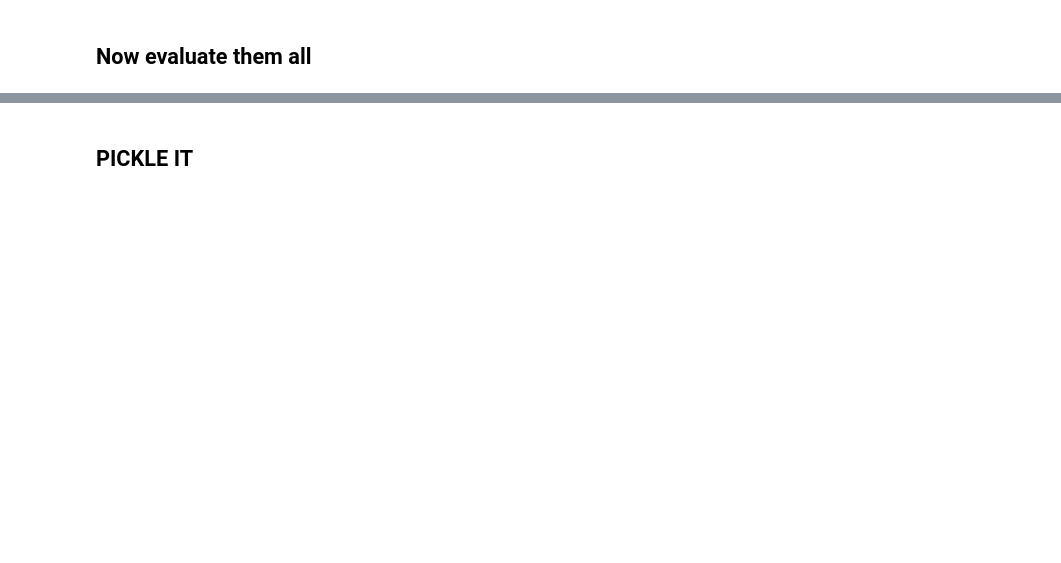
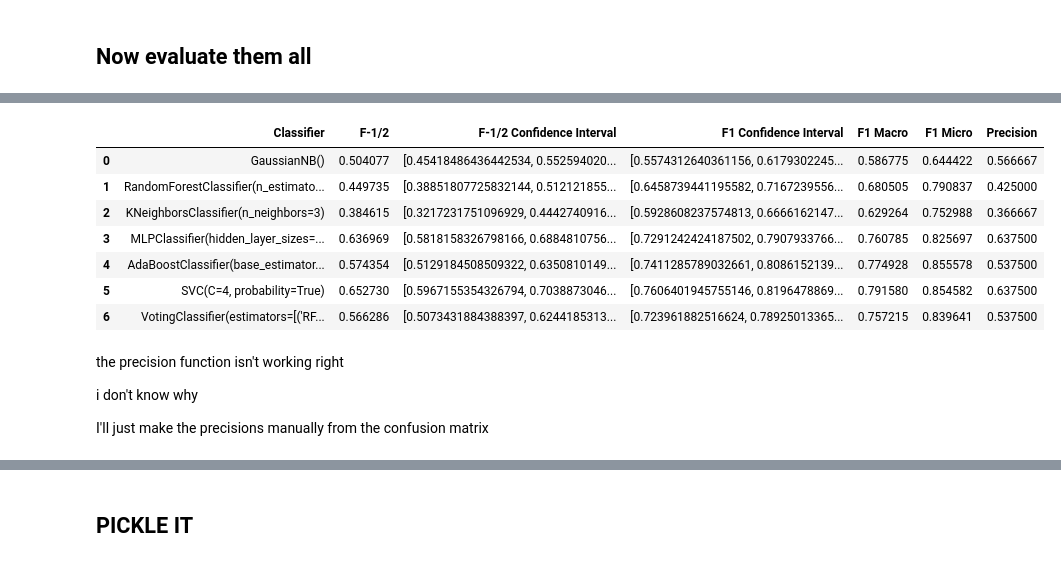
Before and after one commit to ramon349/BIONLP_final, a Jupyter notebook: proj2.ipynb, the cells around one changed output, grey strips where cells are left out. Drawn from its saved outputs; the diff is of its cells as text; code cells hidden in the pictures; blank space fills up the shorter version.

```diff
--- a/proj2.ipynb
+++ b/proj2.ipynb
@@ -94,0 +137,4 @@ Counter({0: 3736, 1: 1283})
+# %%
+from sklearn.feature_extraction.text import TfidfVectorizer
+tfidfvectorizer = TfidfVectorizer()
+tfidfvectorizer.fit(texts_preprocessed)
@@ -211,26 +273,37 @@ def bulkEval(predictions_test, test_classes, bs=False):
     print ("Accuracy\t", acc(predictions_test,test_classes))
     macro=f1(predictions_test,test_classes, average='macro')
     micro=f1(predictions_test,test_classes, average='micro')
+    FHalf=fbeta_score(predictions_test, test_classes, beta=0.5)
     print ("F1 Macro\t", macro)
     print ("F1 Micro\t", micro)
+    print ("FHalf\t", FHalf)
     print("Confusion Matrix")
     print(confusion_matrix(test_classes, predictions_test, labels=[1,0], normalize='true'))
 
     #bootstrap it
+    interval=None
     if bs:
         f1s=[]
+        fHalves=[]
         for iteration in range(1000):
             resampleIndexes=random.choices(range(len(predictions_test)), k=1000)
             resamplePreds=[predictions_test[i] for i in resampleIndexes]
             resampleTrueClasses=[test_classes[i] for i in resampleIndexes]
             thisF1=f1(resamplePreds,resampleTrueClasses, average='macro')
+            thisFHalf=fbeta_score(resamplePreds,resampleTrueClasses, beta=0.5)
+            fHalves.append(thisFHalf)
             f1s.append(thisF1)
 
-        print("Bootstrapping 95% confidence interval:")
+        print("Bootstrapping 95% confidence interval for F1:")
         interval=np.percentile(f1s, [2.5, 97.5])
         print(interval)
+        print("Bootstrapping 95% confidence interval for FHalf:")
+        halfinterval=np.percentile(fHalves, [2.5, 97.5])
+        print(halfinterval)
 
     print("\t****************************************\n")
+
+    return macro, micro, interval, FHalf, halfinterval
 
     #entry={"Classifier": clf, "F1 Macro":macro, "F1 Micro":micro,
     #          "Confidence Interval":interval}
@@ -312,7 +402,7 @@ from simpletransformers.classification import ClassificationModel
 model_args={'overwrite_output_dir':True}
 
 # Create a TransformerModel
-model = ClassificationModel('roberta', 'roberta-base', use_cuda=False, args=model_args)
+model = ClassificationModel('roberta', 'roberta-base', use_cuda=True, args=model_args)
 #model = ClassificationModel('roberta', 'roberta-base', use_cuda=True, args=model_args)
 
 #change our data into a format that simpletransformers can process
@@ -620,0 +742,39 @@ f1df
+# %%
+gnb = GaussianNB()
+svmc = svm.SVC(C=4, kernel='rbf', gamma='scale', probability=True)
+rf = RandomForestClassifier(n_estimators=5)
+knn=KNeighborsClassifier(n_neighbors=3)
+nn=MLPClassifier(hidden_layer_sizes=(11,))
+en=VotingClassifier(estimators=[ ('RF', rf), #('SVM', svmc),
+                                ("KNN", knn), ("NN", nn)],
+                                      voting='soft')
+
+for clf in [svmc, en]:
+    vectorizer = myVectorizer()
+
+    #SIMPLE PIPELINE
+    pipeline = Pipeline(steps = [('vec',vectorizer),('classifier',clf)])
+
+    grid_params = {}
+    #SEARCH HYPERPARAMETERS
+    folds = 10
+    grid = grid_search_hyperparam_space(grid_params,pipeline,folds, training_rows,training_classes)
+
+    print('Best hyperparameters:')
+    print(grid.best_params_)
+
+    #CLASSIFY AND EVALUATE
+    predictions_test = grid.predict(test_rows)
+
+    print("Classifier\t", clf)
+
+    macro, micro, interval, fhalf, halfinterval=bulkEval(predictions_test, test_classes, bs=True)
+    prec=precision_score(predictions_test, test_classes)
+
+    entry={"Classifier": clf, "F1 Macro":macro, "F1 Micro":micro,
+              "F1 Confidence Interval":interval, "Precision":prec,
+          "F-1/2": fhalf, "F-1/2 Confidence Interval": halfinterval}
+    f1df=f1df.append(entry, ignore_index=True)
+
+f1df
+# %% [output]
@@ -620,0 +798,8 @@ f1df
+|  | Classifier | F-1/2 | F-1/2 Confidence Interval | F1 Confidence Interval | F1 Macro | F1 Micro | Precision |
+| 0 | GaussianNB() | 0.504077 | [0.45418486436442534, 0.552594020... | [0.5574312640361156, 0.6179302245... | 0.586775 | 0.644422 | 0.566667 |
+| 1 | RandomForestClassifier(n_estimato... | 0.449735 | [0.38851807725832144, 0.512121855... | [0.6458739441195582, 0.7167239556... | 0.680505 | 0.790837 | 0.425000 |
+| 2 | KNeighborsClassifier(n_neighbors=3) | 0.384615 | [0.3217231751096929, 0.4442740916... | [0.5928608237574813, 0.6666162147... | 0.629264 | 0.752988 | 0.366667 |
+| 3 | MLPClassifier(hidden_layer_sizes=... | 0.636969 | [0.5818158326798166, 0.6884810756... | [0.7291242424187502, 0.7907933766... | 0.760785 | 0.825697 | 0.637500 |
+| 4 | AdaBoostClassifier(base_estimator... | 0.574354 | [0.5129184508509322, 0.6350810149... | [0.7411285789032661, 0.8086152139... | 0.774928 | 0.855578 | 0.537500 |
+| 5 | SVC(C=4, probability=True) | 0.652730 | [0.5967155354326794, 0.7038873046... | [0.7606401945755146, 0.8196478869... | 0.791580 | 0.854582 | 0.637500 |
+| 6 | VotingClassifier(estimators=[('RF... | 0.566286 | [0.5073431884388397, 0.6244185313... | [0.723961882516624, 0.78925013365... | 0.757215 | 0.839641 | 0.537500 |
@@ -620,0 +811,6 @@ f1df
+# %% [markdown]
+the precision function isn't working right
+
+i don't know why
+
+ I'll just make the precisions manually from the confusion matrix
```
Also changed, not shown: parts of 56 cells of this notebook.
